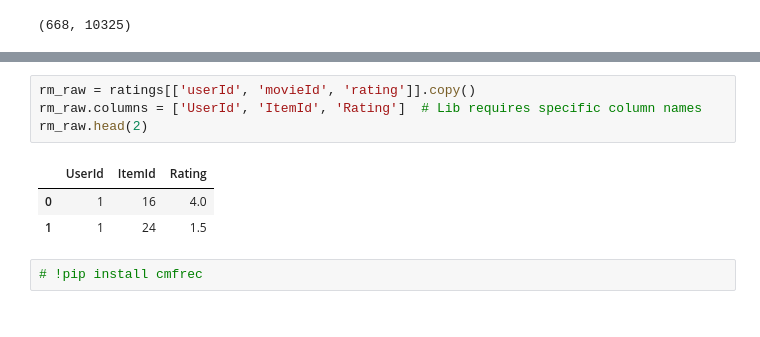
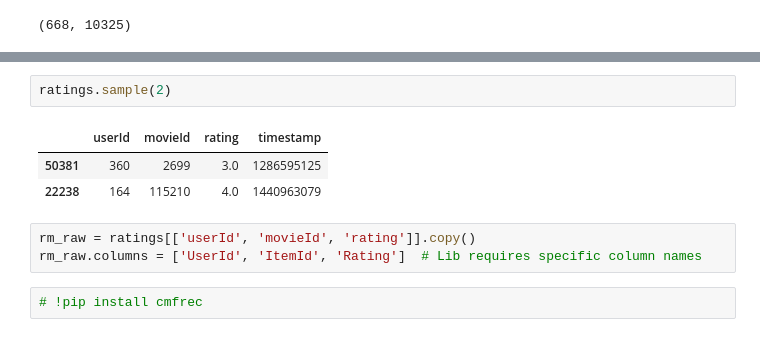
Before and after one commit to 28101991SUNNY/ML2_Unsupervised-Learning, a Jupyter notebook: 08_1_Recommender_Systems.ipynb, the cells around one changed output, grey strips where cells are left out. Saved outputs shown, nothing was run; the diff lists cells and outputs as text.

```diff
--- a/08_1_Recommender_Systems.ipynb
+++ b/08_1_Recommender_Systems.ipynb
@@ -1420,11 +1436,12 @@ rm.head(5)
+# %%
+ratings.sample(2)
+# %% [output]
+|  | userId | movieId | rating | timestamp |
+| 50381 | 360 | 2699 | 3.0 | 1286595125 |
+| 22238 | 164 | 115210 | 4.0 | 1440963079 |
 # %%
 rm_raw = ratings[['userId', 'movieId', 'rating']].copy()
 rm_raw.columns = ['UserId', 'ItemId', 'Rating']  # Lib requires specific column names
-rm_raw.head(2)
-# %% [output]
-|  | UserId | ItemId | Rating |
-| 0 | 1 | 16 | 4.0 |
-| 1 | 1 | 24 | 1.5 |
 # %%
 # !pip install cmfrec
 # %%
```
Also changed, not shown: parts of 18 cells of this notebook.
